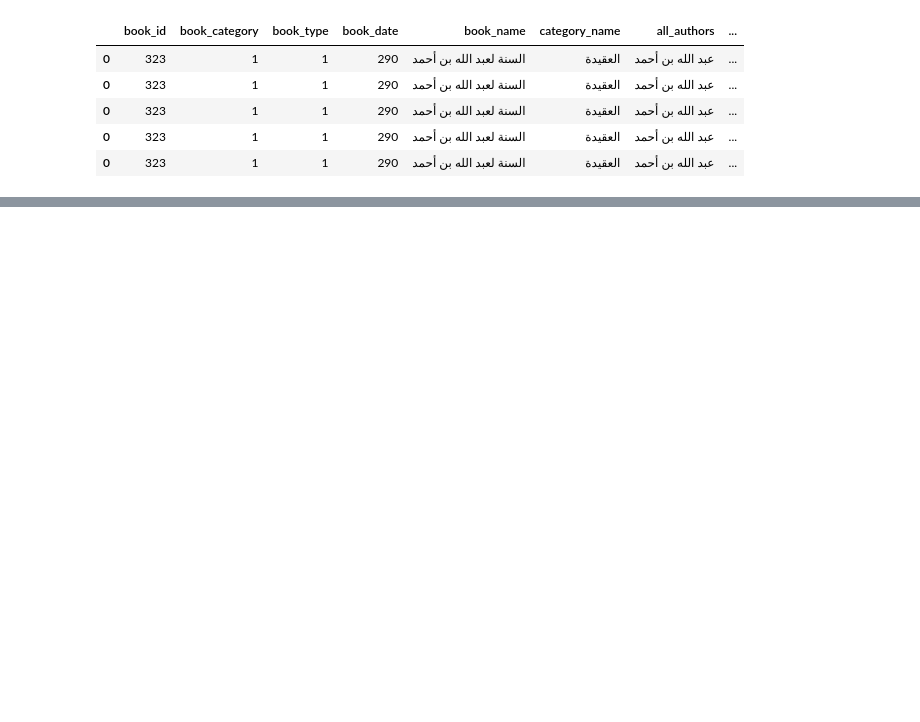
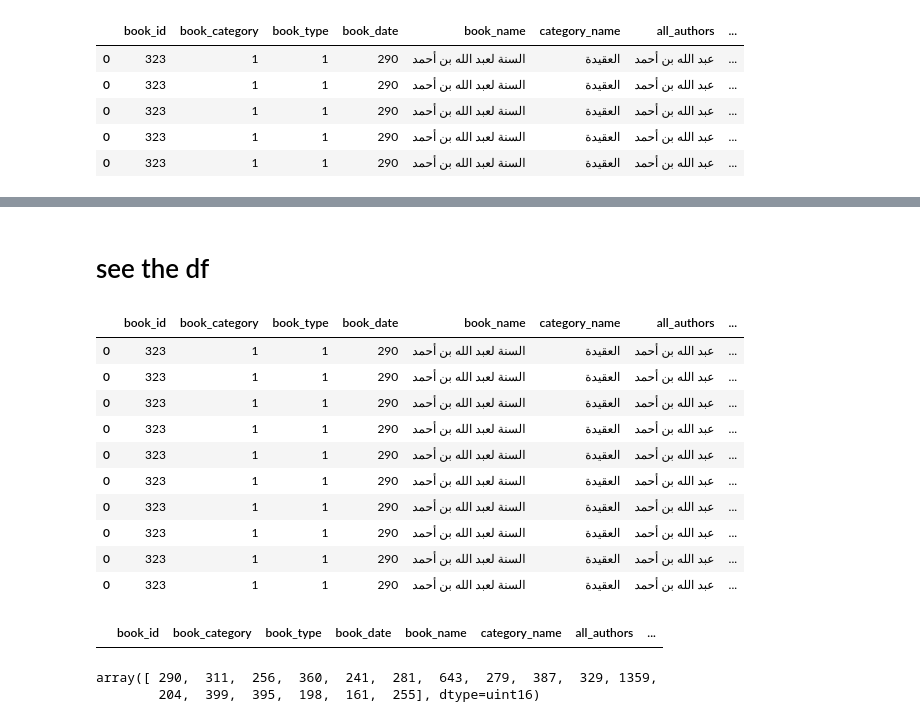
Before and after one commit to SHANKER4K/elimam, a Jupyter notebook: notebooks/sunnah.ipynb, the cells around one changed output, grey strips where cells are left out. Drawn from its saved outputs; the diff is of its cells as text; code cells hidden in the pictures; blank space fills up the shorter version.

```diff
--- a/sunnah.ipynb
+++ b/notebooks/sunnah.ipynb
@@ -445,3 +445,29 @@ CommitInfo(commit_url='https://huggingface.co/datasets/SHK4K/athar_books/commit/
 # %%
 # sections_df_exp.to_parquet('data/sections_df_exp.parquet')
 # sections_df.to_parquet('data/sections_df.parquet')
+# %% [markdown]
+# see the df
+# %%
+df = pd.read_parquet('data/athar_books.parquet')
+df.head(10)
+# %% [output]
+|  | book_id | book_category | book_type | book_date | book_name | category_name | all_authors | ... |
+| 0 | 323 | 1 | 1 | 290 | السنة لعبد الله بن أحمد | العقيدة | عبد الله بن أحمد | ... |
+| 0 | 323 | 1 | 1 | 290 | السنة لعبد الله بن أحمد | العقيدة | عبد الله بن أحمد | ... |
+| 0 | 323 | 1 | 1 | 290 | السنة لعبد الله بن أحمد | العقيدة | عبد الله بن أحمد | ... |
+| 0 | 323 | 1 | 1 | 290 | السنة لعبد الله بن أحمد | العقيدة | عبد الله بن أحمد | ... |
+| 0 | 323 | 1 | 1 | 290 | السنة لعبد الله بن أحمد | العقيدة | عبد الله بن أحمد | ... |
+| 0 | 323 | 1 | 1 | 290 | السنة لعبد الله بن أحمد | العقيدة | عبد الله بن أحمد | ... |
+| 0 | 323 | 1 | 1 | 290 | السنة لعبد الله بن أحمد | العقيدة | عبد الله بن أحمد | ... |
+| 0 | 323 | 1 | 1 | 290 | السنة لعبد الله بن أحمد | العقيدة | عبد الله بن أحمد | ... |
+| 0 | 323 | 1 | 1 | 290 | السنة لعبد الله بن أحمد | العقيدة | عبد الله بن أحمد | ... |
+| 0 | 323 | 1 | 1 | 290 | السنة لعبد الله بن أحمد | العقيدة | عبد الله بن أحمد | ... |
+# %%
+df[df['book_id']==17]
+# %% [output]
+|  | book_id | book_category | book_type | book_date | book_name | category_name | all_authors | ... |
+# %%
+df['main_author_death'].unique()
+# %% [output]
+array([ 290,  311,  256,  360,  241,  281,  643,  279,  387,  329, 1359,
+        204,  399,  395,  198,  161,  255], dtype=uint16)
```
Also changed, not shown: parts of 31 cells of this notebook, 20 other files.
